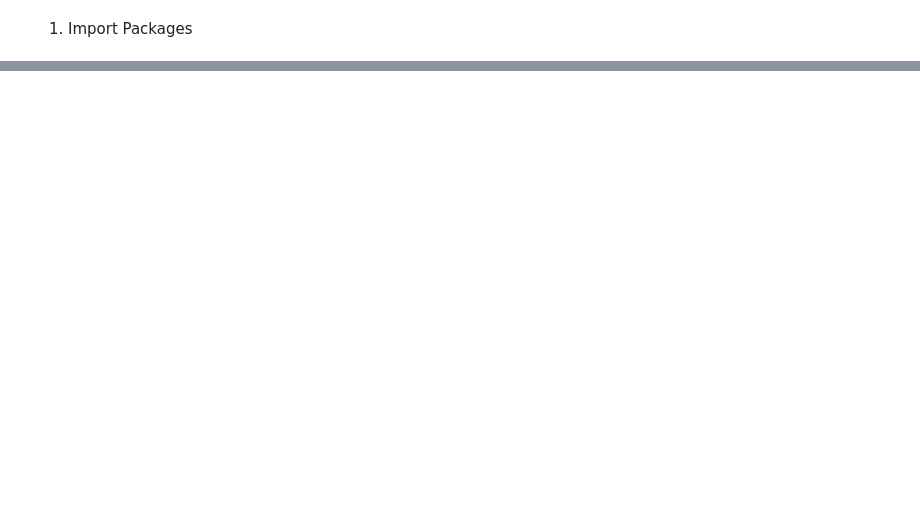
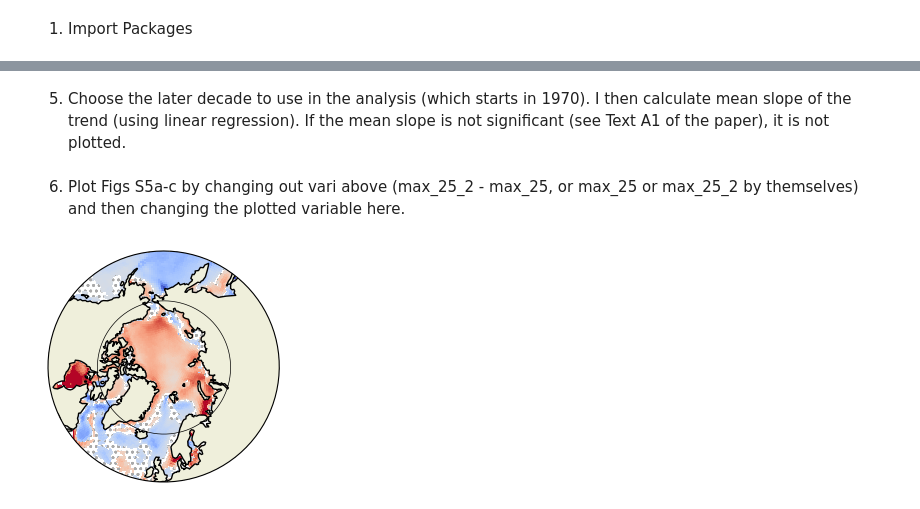
Before and after one commit to courtneympayne93/ArcticBloomLength, a Jupyter notebook: FigS5.ipynb, the cells around one changed output, grey strips where cells are left out. Saved outputs shown, nothing was run; the diff lists cells and outputs as text; code cells hidden in the pictures; blank space fills up the shorter version.

```diff
--- a/FigS5.ipynb
+++ b/FigS5.ipynb
@@ -189,0 +62,2 @@ for ens in np.arange(0,50):
+# %% [markdown]
+5. Choose the later decade to use in the analysis (which starts in 1970). I then calculate mean slope of the trend (using linear regression). If the mean slope is not significant (see Text A1 of the paper), it is not plotted.
@@ -189,0 +68,54 @@ for ens in np.arange(0,50):
+# %%
+valslp = np.full([384,320], np.nan);
+mnslp = np.full([384,320],np.nan);
+import math
+for i in np.arange(0,384):
+    for j in np.arange(0,320):
+        if np.isnan(max_25_2[0,i,j,0]) == False:
+            ens_slp = np.zeros([50])
+            lr = stats.linregress(np.arange(1970,yy+1,10),np.mean(vari[:,i,j,:],axis=1))
+            #if lr.pvalue < 0.05:
+            mnslp[i,j] = lr.slope
+            for ens in np.arange(0,50):
+                lr = stats.linregress(np.arange(1970,yy + 1,10),vari[:,i,j,ens])
+                ens_slp[ens] = lr.slope
+            ratio = abs(mnslp[i,j])/np.std(ens_slp)
+            if ratio >= 2 /(math.sqrt(49)): #Exclude insignificant slopes
+                valslp[i,j] = mnslp[i,j]
+# %% [markdown]
+6. Plot Figs S5a-c by changing out vari above (max_25_2 - max_25, or max_25 or max_25_2 by themselves) and then changing the plotted variable here.
+# %%
+# make circular boundary for polar stereographic circular plots
+theta = np.linspace(0, 2*np.pi, 100)
+center, radius = [0.5, 0.5], 0.5
+verts = np.vstack([np.sin(theta), np.cos(theta)]).T
+circle = mpath.Path(verts * radius + center)
+
+fig = plt.figure(figsize=(3,3))
+# fig = plt.figure(figsize=(6,6))
+ax = plt.axes(projection=ccrs.NorthPolarStereo());
+ax.set_boundary(circle, transform=ax.transAxes)
+ax.set_extent([-180, 180, 50, 90], crs = ccrs.PlateCarree());
+
+# make the background stippled throughout the region
+plt.rcParams['hatch.color'] = 'darkgray'
+ax.contourf(lon, lat, areacello,
+            transform=ccrs.PlateCarree(),
+            colors='none',
+            # levels = [.9,1.1],
+            zorder = 0,
+            hatches=['...'])
+
+# add the Arctic Circle
+gl = ax.gridlines(crs=ccrs.PlateCarree(), linewidth=.5, color='black')
+gl.ylocator = mticker.FixedLocator([66.5])
+gl.xlocator = mticker.FixedLocator([])
+
+pc = ax.pcolormesh(lon, lat, valslp,
+                   transform=ccrs.PlateCarree(), vmin = -(60/130), vmax = (60/130), cmap='coolwarm');
+ax.coastlines();  ax.add_feature(cfeature.LAND, zorder = 1); #plt.colorbar(pc, orientation='horizontal', extend='both');
+figdir = '/glade/u/home/cpayne/Projects/BloomLength/Figures/FigS5c.png';
+plt.savefig(figdir,facecolor='none', dpi = 600);
+# plt.close()
+# %% [output]
+[figure, added]
```
Also changed, not shown: parts of 19 cells of this notebook, 8 other files.
